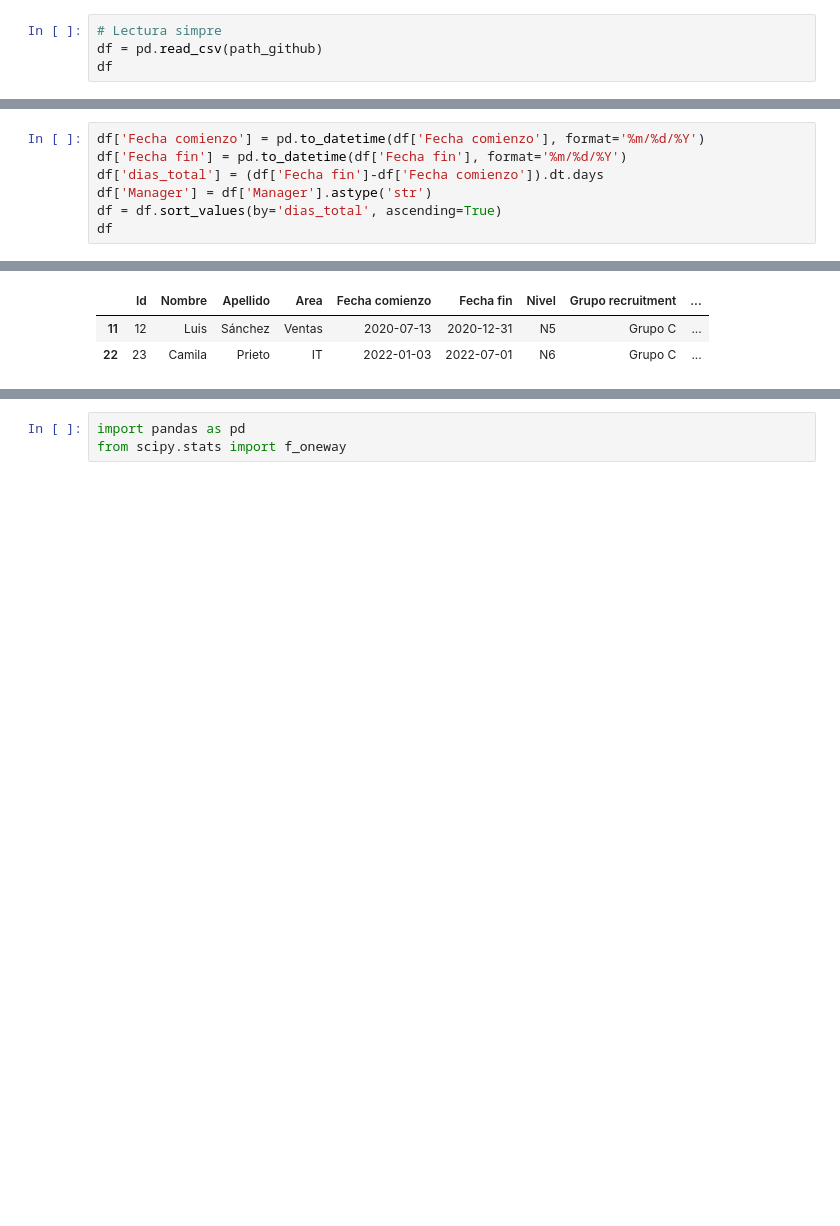
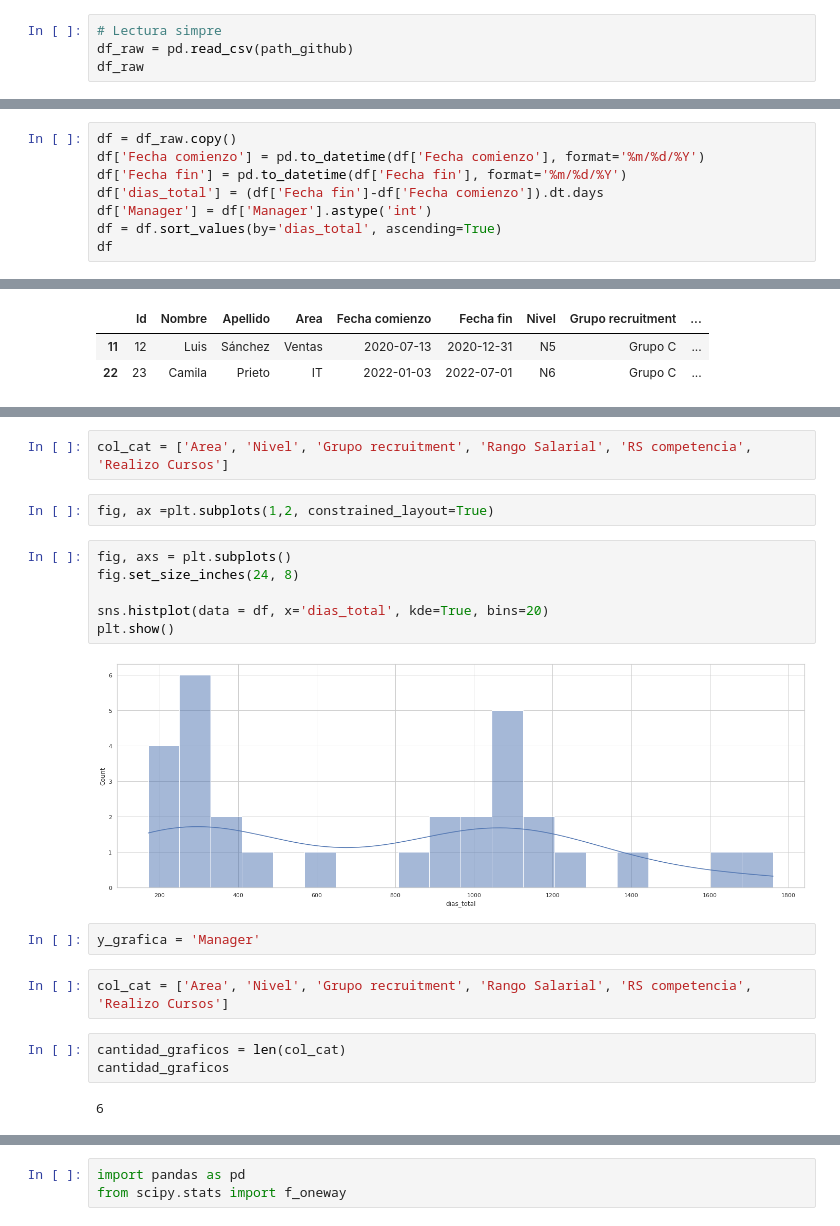
Before and after one commit to alexandergribenchenko/EDVai_DE, a Jupyter notebook: Sesion_01/NB_Sesion_01_Alexander.ipynb, the cells around one changed output, grey strips where cells are left out. Drawn from its saved outputs; the diff is of its cells as text; blank space fills up the shorter version.

```diff
--- a/Sesion_01/NB_Sesion_01_Alexander.ipynb
+++ b/Sesion_01/NB_Sesion_01_Alexander.ipynb
@@ -12,8 +12,8 @@ sns.set_theme(style="whitegrid")
 path_github = 'https://raw.githubusercontent.com/alexandergribenchenko/EDVai_DE/main/Sesion_01/data/Utimas%20Desvinculaciones_Row_data.csv'
 # %%
 # Lectura simpre
-df = pd.read_csv(path_github)
-df
+df_raw = pd.read_csv(path_github)
+df_raw
 # %% [output]
 |  | Id | Nombre | Apellido | Area | Fecha comienzo | Fecha fin | Nivel | Grupo recruitment | ... |
 | 0 | 1 | Romina | Brito | Marketing | 03/05/2018 | 12/31/2018 | N3 | Grupo B | ... |
@@ -33,10 +33,11 @@ df
 | 28 | 29 | Dante | Martini | IT | 03/01/2021 | 12/31/2021 | N4 | Grupo C | ... |
 | 29 | 30 | Diego | Buzos | Auditoria | 09/06/2021 | 06/30/2022 | N1 | Grupo C | ... |
 # %%
+df = df_raw.copy()
 df['Fecha comienzo'] = pd.to_datetime(df['Fecha comienzo'], format='%m/%d/%Y')
 df['Fecha fin'] = pd.to_datetime(df['Fecha fin'], format='%m/%d/%Y')
 df['dias_total'] = (df['Fecha fin']-df['Fecha comienzo']).dt.days
-df['Manager'] = df['Manager'].astype('str')
+df['Manager'] = df['Manager'].astype('int')
 df = df.sort_values(by='dias_total', ascending=True)
 df
 # %% [output]
@@ -65,0 +76,21 @@ df.head(2)
+# %%
+col_cat = ['Area', 'Nivel', 'Grupo recruitment', 'Rango Salarial', 'RS competencia', 'Realizo Cursos']
+# %%
+fig, ax =plt.subplots(1,2, constrained_layout=True)
+# %%
+fig, axs = plt.subplots()
+fig.set_size_inches(24, 8)
+
+sns.histplot(data = df, x='dias_total', kde=True, bins=20)
+plt.show()
+# %% [output]
+[figure, added]
+# %%
+y_grafica = 'Manager'
+# %%
+col_cat = ['Area', 'Nivel', 'Grupo recruitment', 'Rango Salarial', 'RS competencia', 'Realizo Cursos']
+# %%
+cantidad_graficos = len(col_cat)
+cantidad_graficos
+# %% [output]
+6
```
Also changed, not shown: parts of 10 cells of this notebook.
